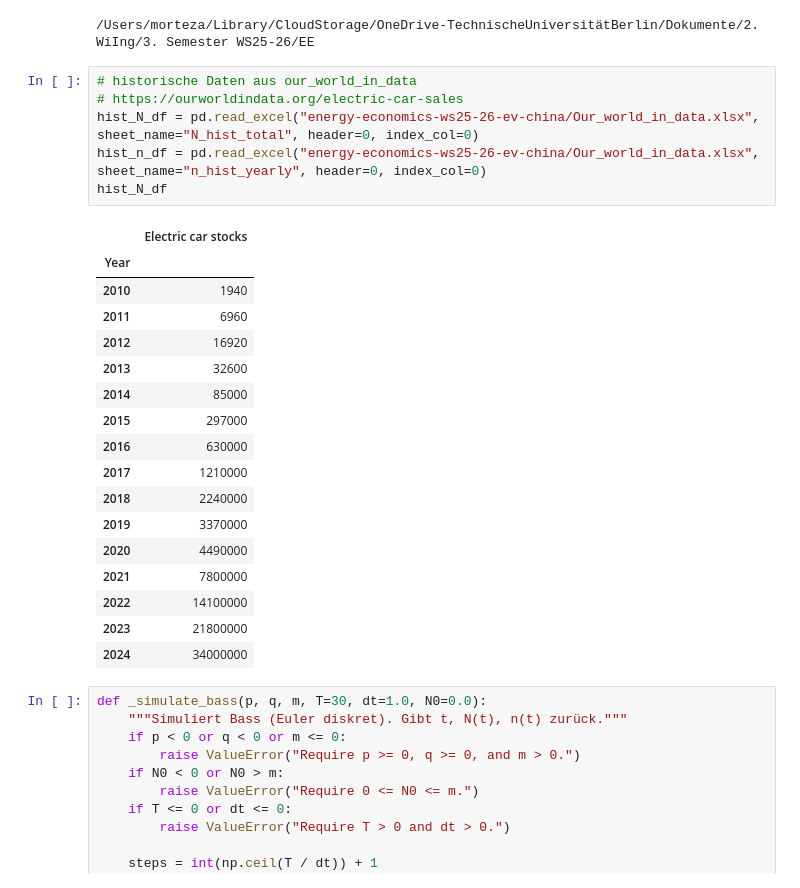
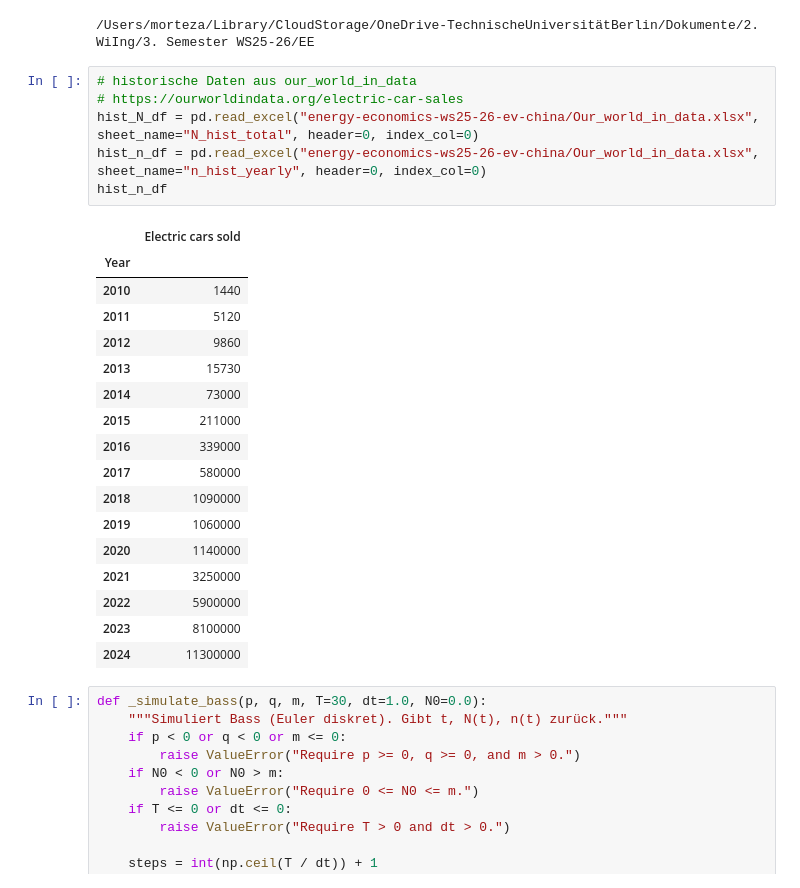
Before and after one commit to morteezzaa/energy-economics-ws25-26-ev-china, a Jupyter notebook: ev-china-model.ipynb, the cells around one changed output. Saved outputs shown, nothing was run; the diff lists cells and outputs as text.

```diff
--- a/ev-china-model.ipynb
+++ b/ev-china-model.ipynb
@@ -9,27 +9,27 @@ import matplotlib.pyplot as plt
 # %%
 # historische Daten aus our_world_in_data
 # https://ourworldindata.org/electric-car-sales
 hist_N_df = pd.read_excel("energy-economics-ws25-26-ev-china/Our_world_in_data.xlsx", sheet_name="N_hist_total", header=0, index_col=0)
 hist_n_df = pd.read_excel("energy-economics-ws25-26-ev-china/Our_world_in_data.xlsx", sheet_name="n_hist_yearly", header=0, index_col=0)
-hist_N_df
+hist_n_df
 # %% [output]
-|  | Electric car stocks |
+|  | Electric cars sold |
 | Year |  |
-| 2010 | 1940 |
-| 2011 | 6960 |
-| 2012 | 16920 |
-| 2013 | 32600 |
-| 2014 | 85000 |
-| 2015 | 297000 |
-| 2016 | 630000 |
-| 2017 | 1210000 |
-| 2018 | 2240000 |
-| 2019 | 3370000 |
-| 2020 | 4490000 |
-| 2021 | 7800000 |
-| 2022 | 14100000 |
-| 2023 | 21800000 |
-| 2024 | 34000000 |
+| 2010 | 1440 |
+| 2011 | 5120 |
+| 2012 | 9860 |
+| 2013 | 15730 |
+| 2014 | 73000 |
+| 2015 | 211000 |
+| 2016 | 339000 |
+| 2017 | 580000 |
+| 2018 | 1090000 |
+| 2019 | 1060000 |
+| 2020 | 1140000 |
+| 2021 | 3250000 |
+| 2022 | 5900000 |
+| 2023 | 8100000 |
+| 2024 | 11300000 |
 # %%
 def _simulate_bass(p, q, m, T=30, dt=1.0, N0=0.0):
     """Simuliert Bass (Euler diskret). Gibt t, N(t), n(t) zurück."""
```
Also changed, not shown: parts of 2 cells of this notebook, 2 other files.
